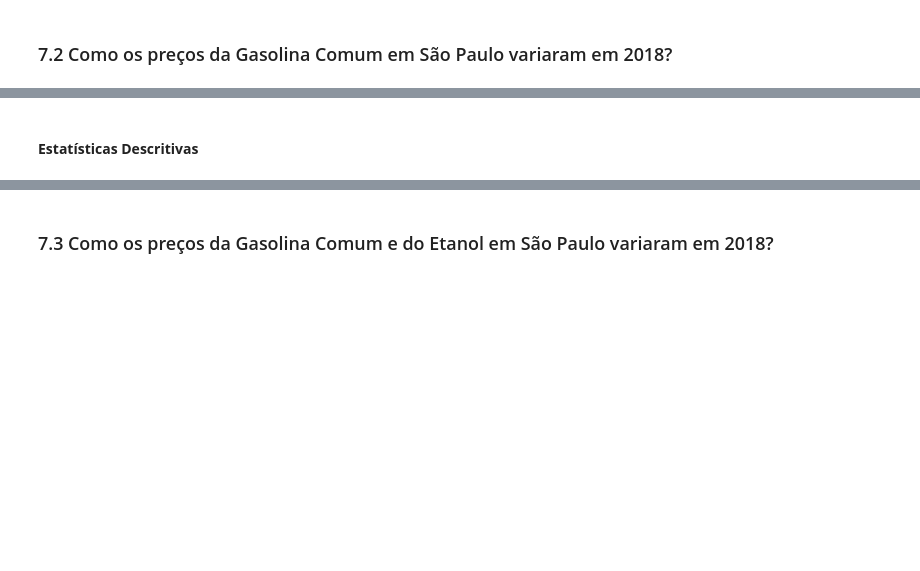
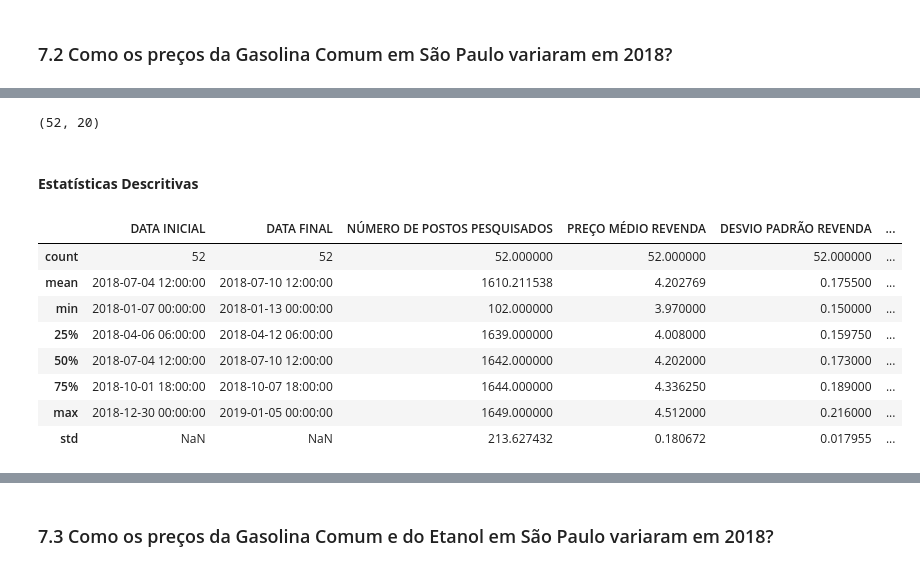
Before and after one commit to devLink13/pandas-essencial, a Jupyter notebook: manipulacao_de_dados_codigo_base.ipynb, the cells around one changed output, grey strips where cells are left out. Drawn from its saved outputs; the diff is of its cells as text; code cells hidden in the pictures; blank space fills up the shorter version.

```diff
--- a/manipulacao_de_dados_codigo_base.ipynb
+++ b/manipulacao_de_dados_codigo_base.ipynb
@@ -1308,6 +1244,8 @@ Note que temos um novo dataframe com 99739 linhas, mas com índices fora desse i
 Acontece que os registros mantiveram seus índices originais após a query. <br/>
 
 Para resetar os índices de _0 a num_linhas-1_, basta usarmos o método `.reset_index()`.
+# %%
+dataframe_filtrado.reset_index(inplace=True, drop=True)
 # %% [markdown]
 Os índices agora foram **resetados**. Porém, os índices antigos se transformaram em _uma nova coluna_ chamada 'index'. <br/>
 Para removê-la durante o _reset_, basta passarmos o argumento `drop=True`.
@@ -1318,2 +1354,20 @@ Para removê-la durante o _reset_, basta passarmos o argumento `drop=True`.
+# %%
+# FORMA 3 DE FAZER ISSO, USANDO QUERY (muito mais simples, porém pode ser mais lento, e temos que nos atentar as aspas)
+postos_sp_gasolina_comum_2018 = dataframe_filtrado.query('ESTADO == "SAO PAULO" and PRODUTO == "GASOLINA COMUM" and ANO == 2018')
+postos_sp_gasolina_comum_2018.shape
+# %% [output]
+(52, 20)
 # %% [markdown]
 #### **Estatísticas Descritivas**
+# %%
+postos_sp_gasolina_comum_2018.describe()
+# %% [output]
+|  | DATA INICIAL | DATA FINAL | NÚMERO DE POSTOS PESQUISADOS | PREÇO MÉDIO REVENDA | DESVIO PADRÃO REVENDA | ... |
+| count | 52 | 52 | 52.000000 | 52.000000 | 52.000000 | ... |
+| mean | 2018-07-04 12:00:00 | 2018-07-10 12:00:00 | 1610.211538 | 4.202769 | 0.175500 | ... |
+| min | 2018-01-07 00:00:00 | 2018-01-13 00:00:00 | 102.000000 | 3.970000 | 0.150000 | ... |
+| 25% | 2018-04-06 06:00:00 | 2018-04-12 06:00:00 | 1639.000000 | 4.008000 | 0.159750 | ... |
+| 50% | 2018-07-04 12:00:00 | 2018-07-10 12:00:00 | 1642.000000 | 4.202000 | 0.173000 | ... |
+| 75% | 2018-10-01 18:00:00 | 2018-10-07 18:00:00 | 1644.000000 | 4.336250 | 0.189000 | ... |
+| max | 2018-12-30 00:00:00 | 2019-01-05 00:00:00 | 1649.000000 | 4.512000 | 0.216000 | ... |
+| std | NaN | NaN | 213.627432 | 0.180672 | 0.017955 | ... |
```
Also changed, not shown: parts of 250 cells of this notebook, 2 other files.
